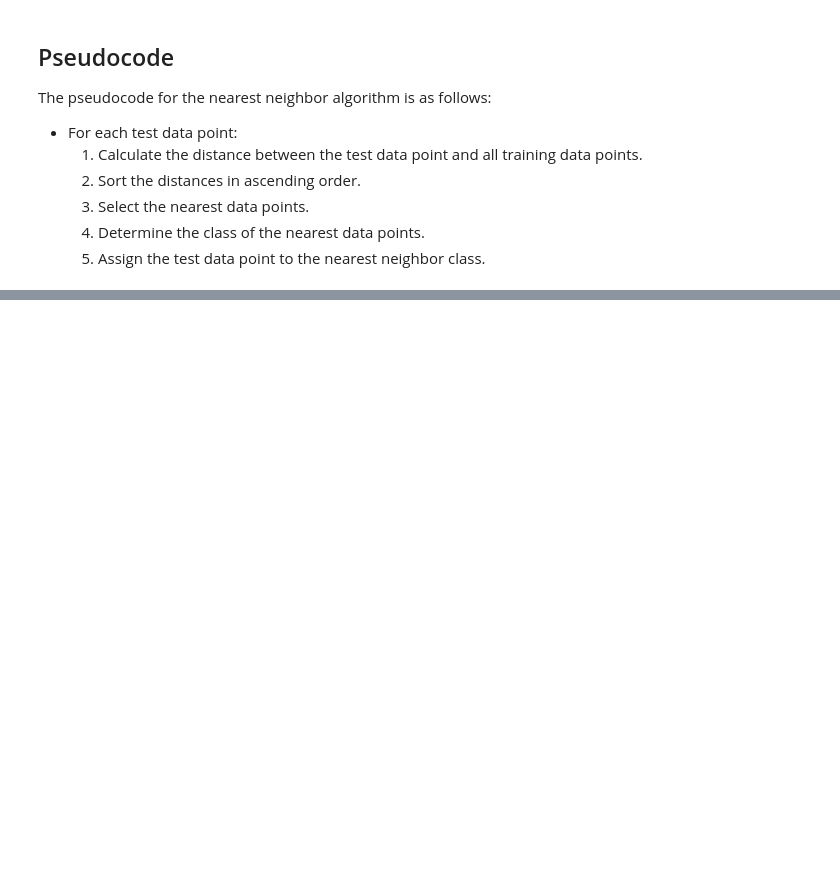
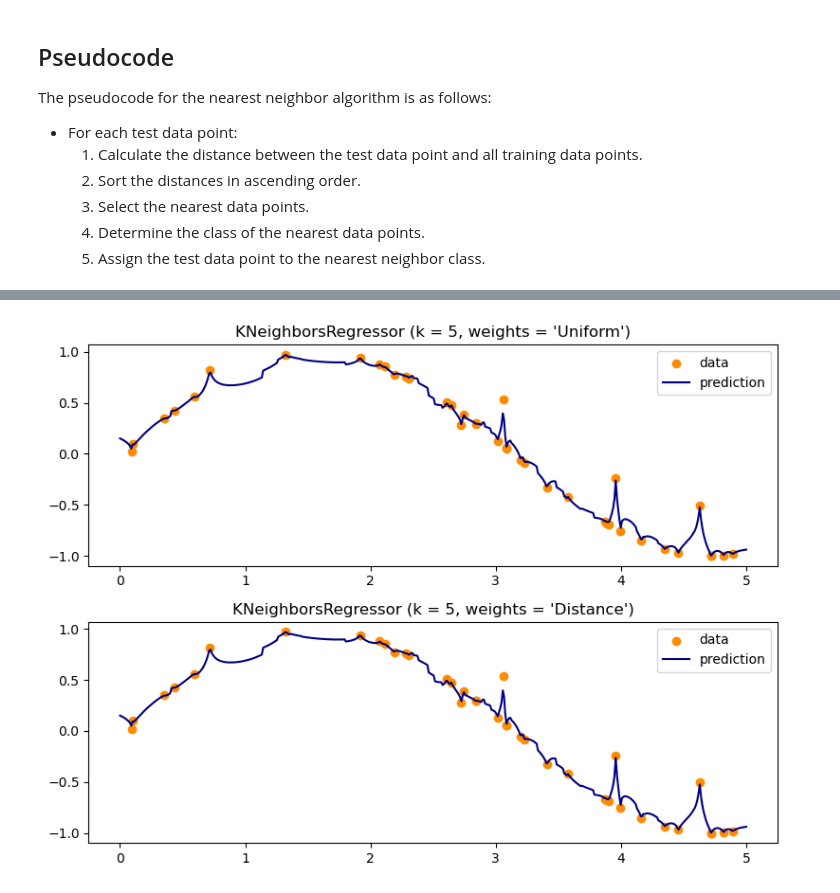
Before and after one commit to fahadsultan/csc272, a Jupyter notebook: linearalgebra/nearestneighbor.ipynb, the cells around one changed output, grey strips where cells are left out. Drawn from its saved outputs; the diff is of its cells as text; code cells hidden in the pictures; blank space fills up the shorter version.

```diff
--- a/linearalgebra/nearestneighbor.ipynb
+++ b/linearalgebra/nearestneighbor.ipynb
@@ -77,0 +113,41 @@ The k-NN algorithm is a simple and effective algorithm for classification and re
+# %%
+import matplotlib.pyplot as plt
+import numpy as np
+
+from sklearn import neighbors
+
+rng = np.random.RandomState(0)
+X_train = np.sort(5 * rng.rand(40, 1), axis=0)
+X_test = np.linspace(0, 5, 500)[:, np.newaxis]
+y = np.sin(X_train).ravel()
+
+# Add noise to targets
+y[::5] += 1 * (0.5 - np.random.rand(8))
+# %%
+n_neighbors = 5
+
+fig, axs = plt.subplots(2, 1, figsize=(8, 6))
+
+knn_uniform = neighbors.KNeighborsRegressor(n_neighbors, weights=weights)
+knn_distance = neighbors.KNeighborsRegressor(n_neighbors, weights=weights)
+
+y_hat_uniform = knn.fit(X_train, y).predict(X_test)
+y_hat_distance = knn.fit(X_train, y).predict(X_test)
+
+axs[0].scatter(X_train, y, color="darkorange", label="data")
+axs[0].plot(X_test, y_hat_uniform, color="navy", label="prediction")
+axs[0].axis("tight")
+axs[0].legend()
+axs[0].set_title("KNeighborsRegressor (k = %i, weights = 'Uniform')" % (n_neighbors))
+
+
+axs[1].scatter(X_train, y, color="darkorange", label="data")
+axs[1].plot(X_test, y_hat_distance, color="navy", label="prediction")
+axs[1].axis("tight")
+axs[1].legend()
+axs[1].set_title("KNeighborsRegressor (k = %i, weights = 'Distance')" % (n_neighbors))
+
+plt.tight_layout()
+plt.show()
+# %% [output]
+[figure, added]
```
Also changed, not shown: parts of 4 cells of this notebook, 50 other files.
